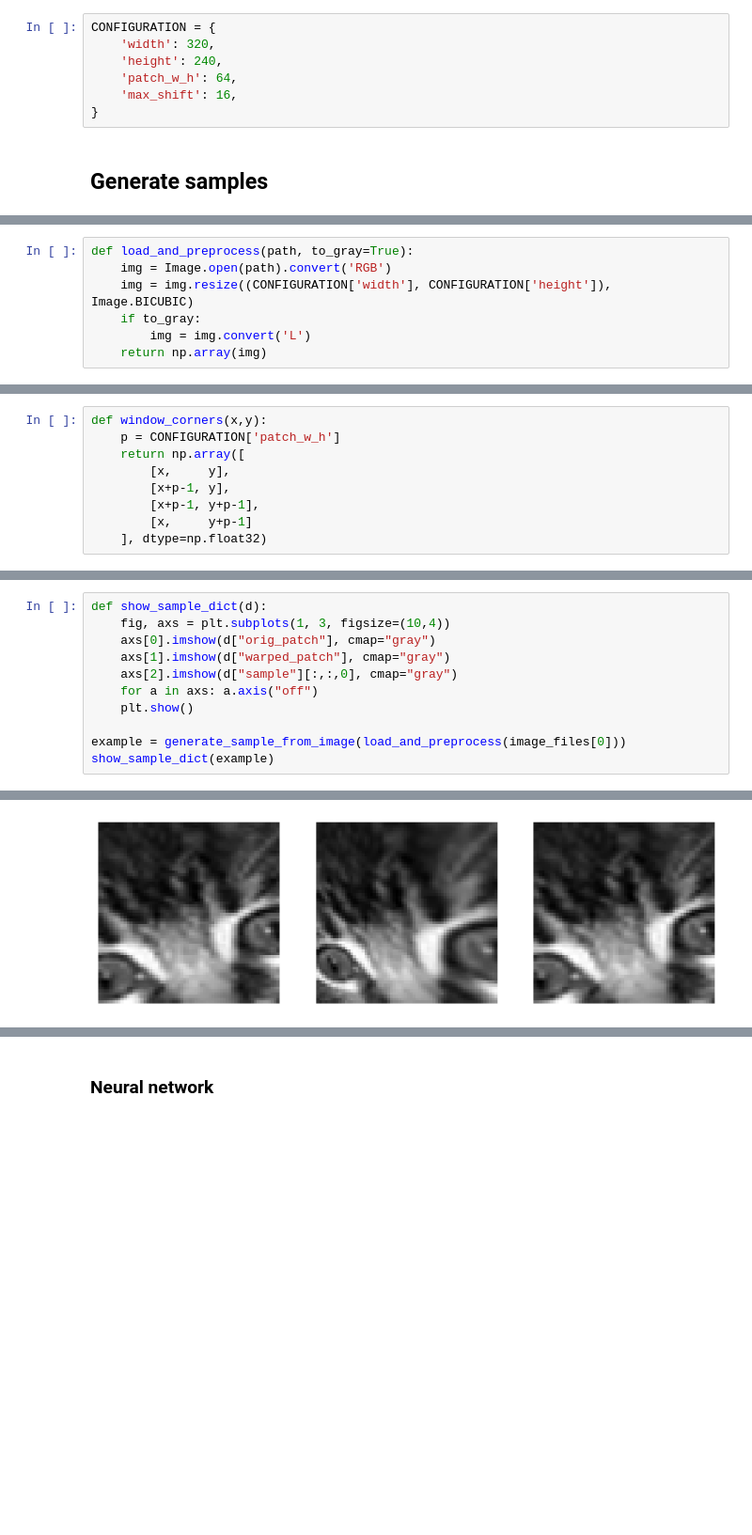
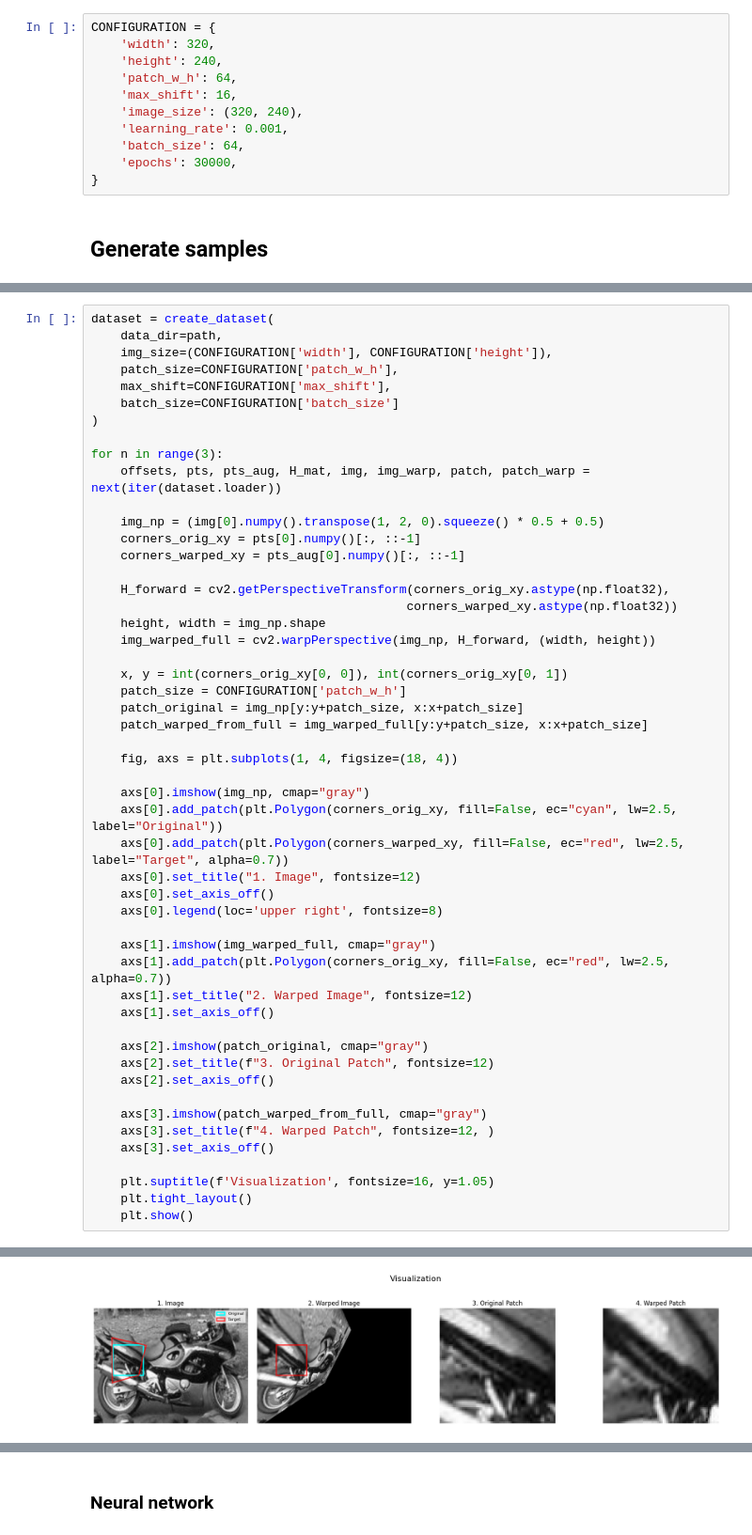
Before and after one commit to korunoskandrea/RV, a Jupyter notebook: homography.ipynb, the cells around one changed output, grey strips where cells are left out. Shown at 94% size. Drawn from its saved outputs; the diff is of its cells as text; blank space fills up the shorter version.

Commit message:
image processing done

```diff
--- a/homography.ipynb
+++ b/homography.ipynb
@@ -29,6 +31,10 @@ CONFIGURATION = {
     'height': 240,
     'patch_w_h': 64,
     'max_shift': 16,
+    'image_size': (320, 240),
+    'learning_rate': 0.001,
+    'batch_size': 64,
+    'epochs': 30000,
 }
 # %% [markdown]
  ## Generate samples
@@ -37,7 +40,0 @@ CONFIGURATION = {
-# %%
-def load_and_preprocess(path, to_gray=True):
-    img = Image.open(path).convert('RGB')
-    img = img.resize((CONFIGURATION['width'], CONFIGURATION['height']), Image.BICUBIC)
-    if to_gray:
-        img = img.convert('L')
-    return np.array(img)
@@ -60,9 +40,0 @@ def sample_window_top_left(image_w, image_h):
-# %%
-def window_corners(x,y):
-    p = CONFIGURATION['patch_w_h']
-    return np.array([
-        [x,     y],
-        [x+p-1, y],
-        [x+p-1, y+p-1],
-        [x,     y+p-1]
-    ], dtype=np.float32)
@@ -170,12 +160,52 @@ loader = DataLoader(ds, batch_size=16, shuffle=True, num_workers=0)
 # %%
-def show_sample_dict(d):
-    fig, axs = plt.subplots(1, 3, figsize=(10,4))
-    axs[0].imshow(d["orig_patch"], cmap="gray")
-    axs[1].imshow(d["warped_patch"], cmap="gray")
-    axs[2].imshow(d["sample"][:,:,0], cmap="gray")
-    for a in axs: a.axis("off")
+dataset = create_dataset(
+    data_dir=path,
+    img_size=(CONFIGURATION['width'], CONFIGURATION['height']),
+    patch_size=CONFIGURATION['patch_w_h'],
+    max_shift=CONFIGURATION['max_shift'],
+    batch_size=CONFIGURATION['batch_size']
+)
+
+for n in range(3):
+    offsets, pts, pts_aug, H_mat, img, img_warp, patch, patch_warp = next(iter(dataset.loader))
+
+    img_np = (img[0].numpy().transpose(1, 2, 0).squeeze() * 0.5 + 0.5)
+    corners_orig_xy = pts[0].numpy()[:, ::-1]
+    corners_warped_xy = pts_aug[0].numpy()[:, ::-1]
+
+    H_forward = cv2.getPerspectiveTransform(corners_orig_xy.astype(np.float32),
+                                           corners_warped_xy.astype(np.float32))
+    height, width = img_np.shape
+    img_warped_full = cv2.warpPerspective(img_np, H_forward, (width, height))
+
+    x, y = int(corners_orig_xy[0, 0]), int(corners_orig_xy[0, 1])
+    patch_size = CONFIGURATION['patch_w_h']
+    patch_original = img_np[y:y+patch_size, x:x+patch_size]
+    patch_warped_from_full = img_warped_full[y:y+patch_size, x:x+patch_size]
+
+    fig, axs = plt.subplots(1, 4, figsize=(18, 4))
+
+    axs[0].imshow(img_np, cmap="gray")
+    axs[0].add_patch(plt.Polygon(corners_orig_xy, fill=False, ec="cyan", lw=2.5, label="Original"))
+    axs[0].add_patch(plt.Polygon(corners_warped_xy, fill=False, ec="red", lw=2.5, label="Target", alpha=0.7))
+    axs[0].set_title("1. Image", fontsize=12)
+    axs[0].set_axis_off()
+    axs[0].legend(loc='upper right', fontsize=8)
+
+    axs[1].imshow(img_warped_full, cmap="gray")
+    axs[1].add_patch(plt.Polygon(corners_orig_xy, fill=False, ec="red", lw=2.5, alpha=0.7))
+    axs[1].set_title("2. Warped Image", fontsize=12)
+    axs[1].set_axis_off()
+
+    axs[2].imshow(patch_original, cmap="gray")
+    axs[2].set_title(f"3. Original Patch", fontsize=12)
+    axs[2].set_axis_off()
+
+    axs[3].imshow(patch_warped_from_full, cmap="gray")
+    axs[3].set_title(f"4. Warped Patch", fontsize=12, )
+    axs[3].set_axis_off()
+
+    plt.suptitle(f'Visualization', fontsize=16, y=1.05)
+    plt.tight_layout()
     plt.show()
-
-example = generate_sample_from_image(load_and_preprocess(image_files[0]))
-show_sample_dict(example)
 # %% [output]
@@ -182 +213 @@ show_sample_dict(example)
-[figure, old version]
+[figure, new version]
```
Also changed, not shown: parts of 16 cells of this notebook.
